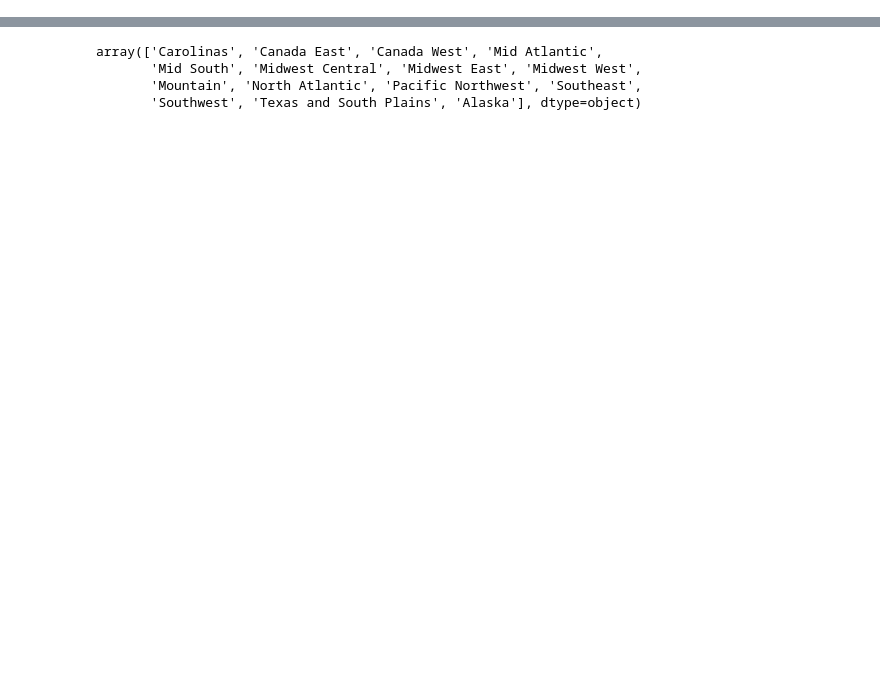
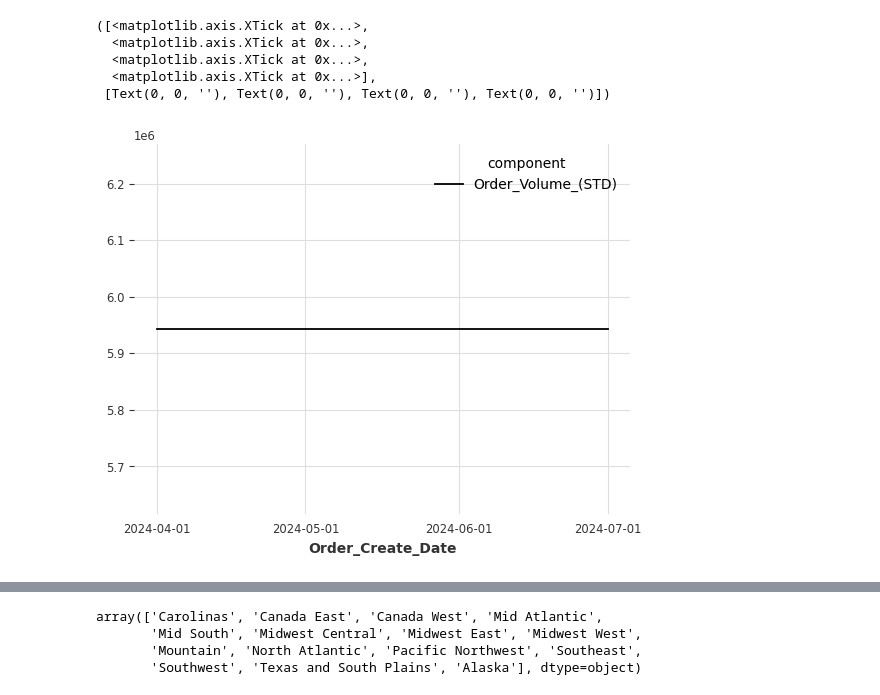
Before and after one commit to Shahidazad/Demand-Forecasting, a Jupyter notebook: tezcatli_serial copy.ipynb, the cells around one changed output, grey strips where cells are left out. Cells and saved outputs as stored; diff of their text form; code cells hidden in the pictures; blank space fills up the shorter version.

```diff
--- a/tezcatli_serial copy.ipynb
+++ b/tezcatli_serial copy.ipynb
@@ -151,7 +100,7 @@ df1[['Region Name','forecast_group','mape','smape','mase','model','group_key']]
 df['Order_Create_Date']=pd.to_datetime(df['Order_Create_Date'])
 # %%
 
-df2=pd.read_pickle('results/runid1838025623_forecast_all_df.pkl')
+df2=pd.read_pickle('results/runid3925977213_forecast_all_df.pkl')
 # %%
 df2.Region_Name.unique()
 # %% [output]
@@ -167,2 +124,2 @@ df2.to_csv('temp.csv',index=False)
 # %%
-df2
+df3=df2[['Order_Create_Date','Order_Volume_(STD)','model','winner']].loc[df2['winner']==True][['Order_Volume_(STD)','Order_Create_Date']]
@@ -182,0 +126,10 @@ df2
+# %%
+df3.set_index('Order_Create_Date').plot()
+plt.xticks(df3['Order_Create_Date'].to_list())
+# %% [output]
+([<matplotlib.axis.XTick at 0x...>,
+  <matplotlib.axis.XTick at 0x...>,
+  <matplotlib.axis.XTick at 0x...>,
+  <matplotlib.axis.XTick at 0x...>],
+ [Text(0, 0, ''), Text(0, 0, ''), Text(0, 0, ''), Text(0, 0, '')])
+[figure, added]
```
Also changed, not shown: parts of 27 cells of this notebook, 5 other files.
